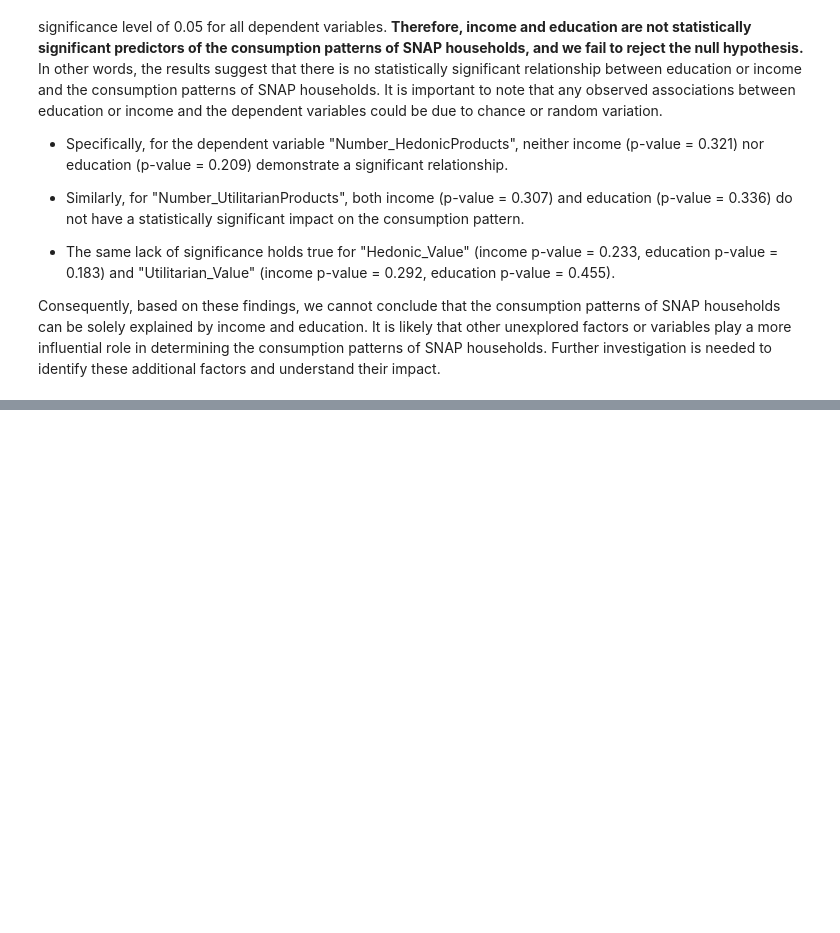
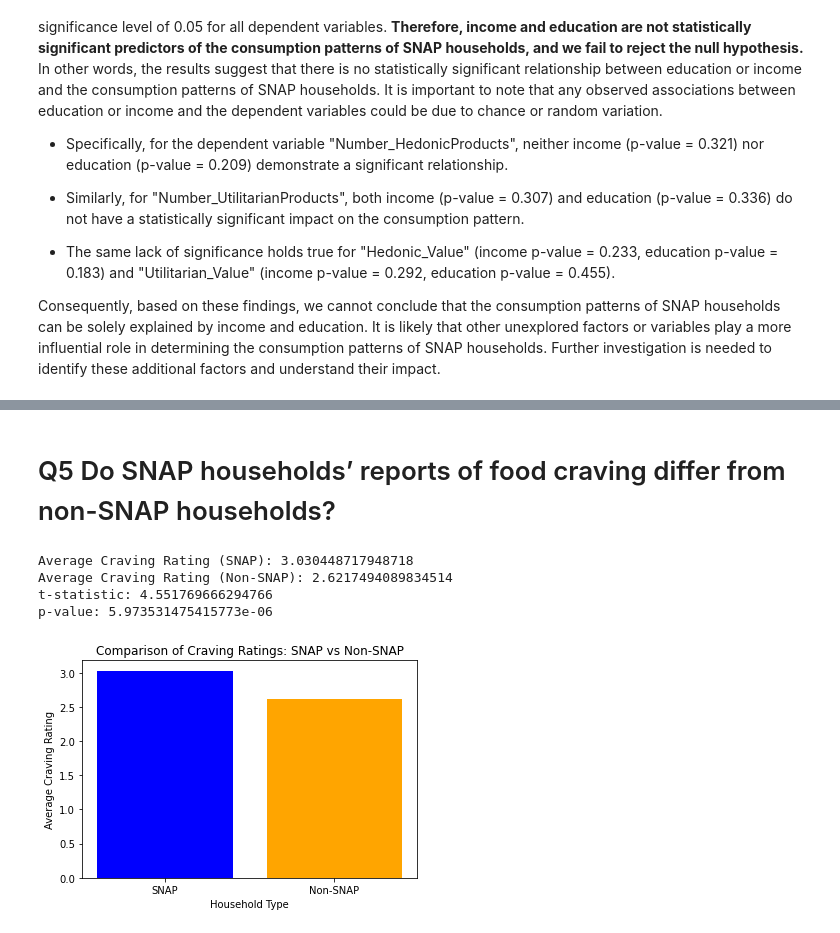
Before and after one commit to franklinjtan/Food-Stamps-Consumer-Behavior-Analysis, a Jupyter notebook: code/main.ipynb, the cells around one changed output, grey strips where cells are left out. Cells and saved outputs as stored; diff of their text form; code cells hidden in the pictures; blank space fills up the shorter version.

```diff
--- a/code/main.ipynb
+++ b/code/main.ipynb
@@ -223,0 +314,29 @@ Consequently, based on these findings, we cannot conclude that the consumption p
+# %% [markdown]
+# Q5 Do SNAP households’ reports of food craving differ from non-SNAP households?
+# %%
+# Calculate the average craving ratings for SNAP and non-SNAP households
+avg_craving_snap = snap_data['Crave_Hedonicproducts'].mean()
+avg_craving_non_snap = non_snap_data['Crave_Hedonicproducts'].mean()
+
+# Perform a t-test to compare the ratings
+t_statistic, p_value = stats.ttest_ind(snap_data['Crave_Hedonicproducts'],
+                                       non_snap_data['Crave_Hedonicproducts'],equal_var=True)
+
+# Print the results
+print("Average Craving Rating (SNAP):", avg_craving_snap)
+print("Average Craving Rating (Non-SNAP):", avg_craving_non_snap)
+print("t-statistic:", t_statistic)
+print("p-value:", p_value)
+
+# Create a bar plot
+plt.bar(['SNAP', 'Non-SNAP'], [avg_craving_snap, avg_craving_non_snap], color=['blue', 'orange'])
+plt.xlabel('Household Type')
+plt.ylabel('Average Craving Rating')
+plt.title('Comparison of Craving Ratings: SNAP vs Non-SNAP')
+plt.show()
+# %% [output]
+Average Craving Rating (SNAP): 3.030448717948718
+Average Craving Rating (Non-SNAP): 2.6217494089834514
+t-statistic: 4.551769666294766
+p-value: 5.973531475415773e-06
+[figure, added]
```
Also changed, not shown: parts of 5 cells of this notebook.
